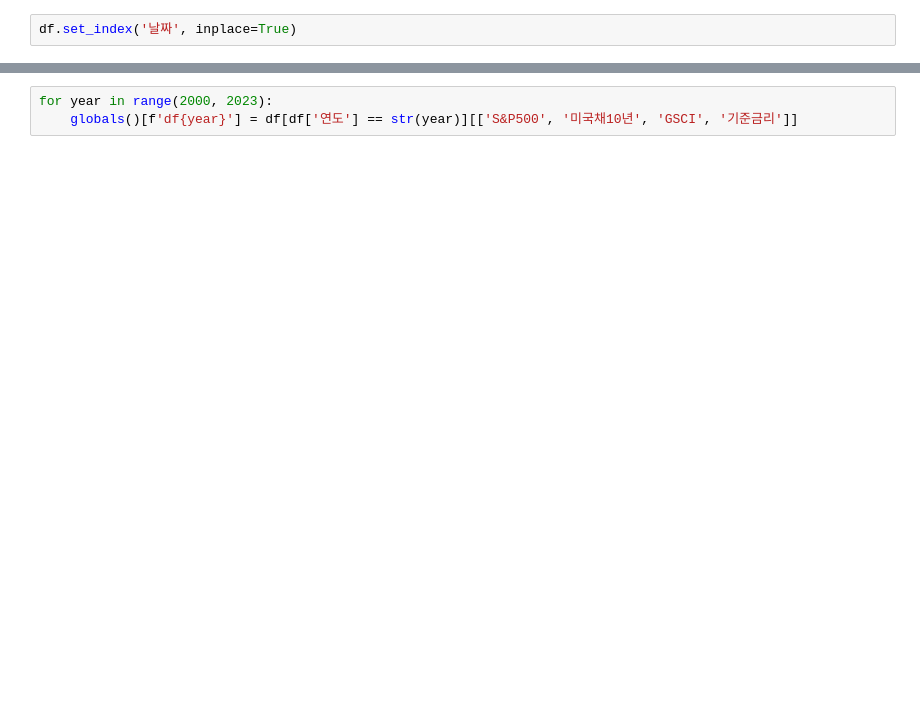
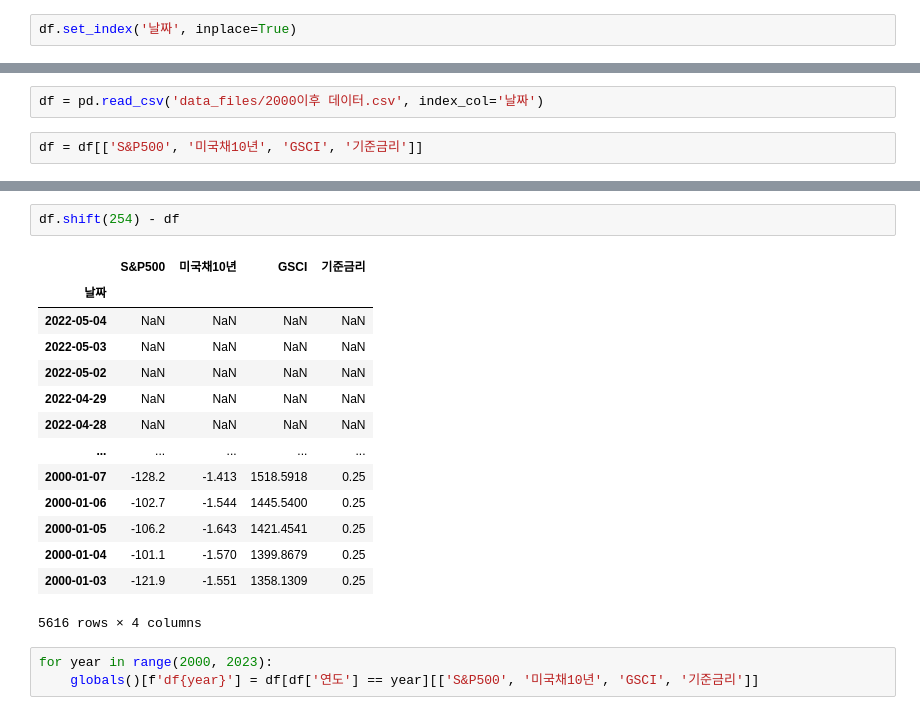
Before and after one commit to rjsgn1209/B-Project5, a Jupyter notebook: project.ipynb, the cells around one changed output, grey strips where cells are left out. Drawn from its saved outputs; the diff is of its cells as text; blank space fills up the shorter version.

```diff
--- a/project.ipynb
+++ b/project.ipynb
@@ -372,0 +343,4 @@ df.set_index('날짜', inplace=True)
+# %%
+df = pd.read_csv('data_files/2000이후 데이터.csv', index_col='날짜')
+# %%
+df = df[['S&P500', '미국채10년', 'GSCI', '기준금리']]
@@ -373,3 +372,20 @@ df.set_index('날짜', inplace=True)
+# %%
+df.shift(254) - df
+# %% [output]
+|  | S&P500 | 미국채10년 | GSCI | 기준금리 |
+| 날짜 |  |  |  |  |
+| 2022-05-04 | NaN | NaN | NaN | NaN |
+| 2022-05-03 | NaN | NaN | NaN | NaN |
+| 2022-05-02 | NaN | NaN | NaN | NaN |
+| 2022-04-29 | NaN | NaN | NaN | NaN |
+| 2022-04-28 | NaN | NaN | NaN | NaN |
+| ... | ... | ... | ... | ... |
+| 2000-01-07 | -128.2 | -1.413 | 1518.5918 | 0.25 |
+| 2000-01-06 | -102.7 | -1.544 | 1445.5400 | 0.25 |
+| 2000-01-05 | -106.2 | -1.643 | 1421.4541 | 0.25 |
+| 2000-01-04 | -101.1 | -1.570 | 1399.8679 | 0.25 |
+| 2000-01-03 | -121.9 | -1.551 | 1358.1309 | 0.25 |
+5616 rows × 4 columns
 # %%
 for year in range(2000, 2023):
-    globals()[f'df{year}'] = df[df['연도'] == str(year)][['S&P500', '미국채10년', 'GSCI', '기준금리']]
+    globals()[f'df{year}'] = df[df['연도'] == year][['S&P500', '미국채10년', 'GSCI', '기준금리']]
```
Also changed, not shown: parts of 36 cells of this notebook, 1 other file.
